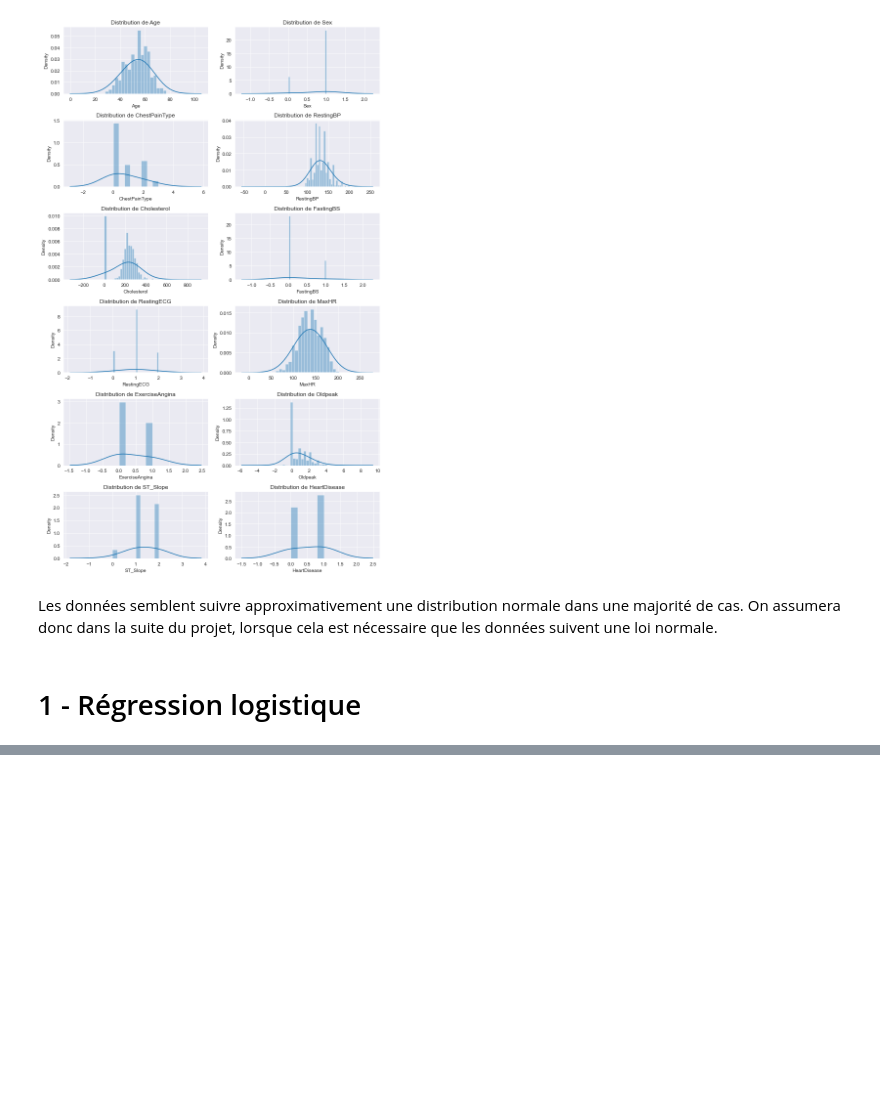
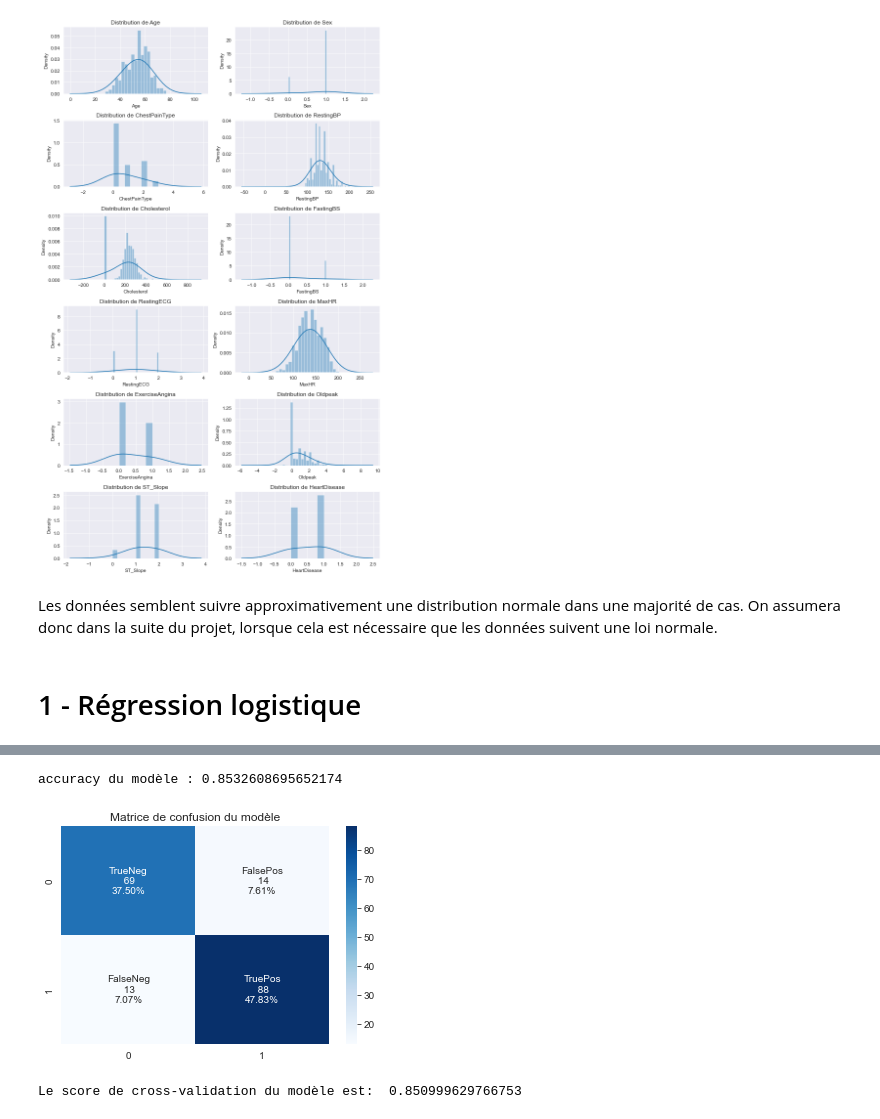
Before and after one commit to MorganChabaudENSSAT/projet_ift712, a Jupyter notebook: Projet IFT712.ipynb, the cells around one changed output, grey strips where cells are left out. Saved outputs shown, nothing was run; the diff lists cells and outputs as text; code cells hidden in the pictures; blank space fills up the shorter version.

```diff
--- a/Projet IFT712.ipynb
+++ b/Projet IFT712.ipynb
@@ -219,0 +205,27 @@ best_reg_log.score(X_test, y_test) #Performance du modèle en vrai
+# %%
+config_1 = {
+    'solver' : ['lbfgs', 'liblinear', 'newton-cg', 'sag', 'saga'],
+    'penalty' : ['l2'],
+    'C' : np.logspace(-4,4,40)
+}
+
+config_2 = {
+    'solver' : ['lbfgs', 'newton-cg', 'sag', 'saga'],
+    'penalty' : ['none'],
+    'C' : np.logspace(-4,4,30)
+}
+
+config_3 = {
+    'solver' : ['liblinear', 'saga'],
+    'penalty' : ['l1'],
+    'C' : np.logspace(-4,4,30)
+}
+
+config_4 = {
+    'solver' : ['saga'],
+    'penalty' : ['elasticnet'],
+    'l1_ratio' : np.linspace(0,1,20),
+    'C' : np.logspace(-4,4,30)
+}
+
+h_parameters_to_tune =[config_1, config_2, config_3, config_4]
@@ -219,0 +240,11 @@ best_reg_log.score(X_test, y_test) #Performance du modèle en vrai
+# %%
+reg_log_2 = RegressionLogistique(scaled_data, features_names, features_nbr, post_grid_search_estimator)
+# %%
+reg_log_2.evaluate_model(X_test, y_test)
+# %% [output]
+accuracy du modèle : 0.8532608695652174
+[figure, added]
+# %%
+reg_log_2.K_fold(X_train,y_train)
+# %% [output]
+Le score de cross-validation du modèle est:  0.850999629766753
```
Also changed, not shown: parts of 26 cells of this notebook, 1 other file.
